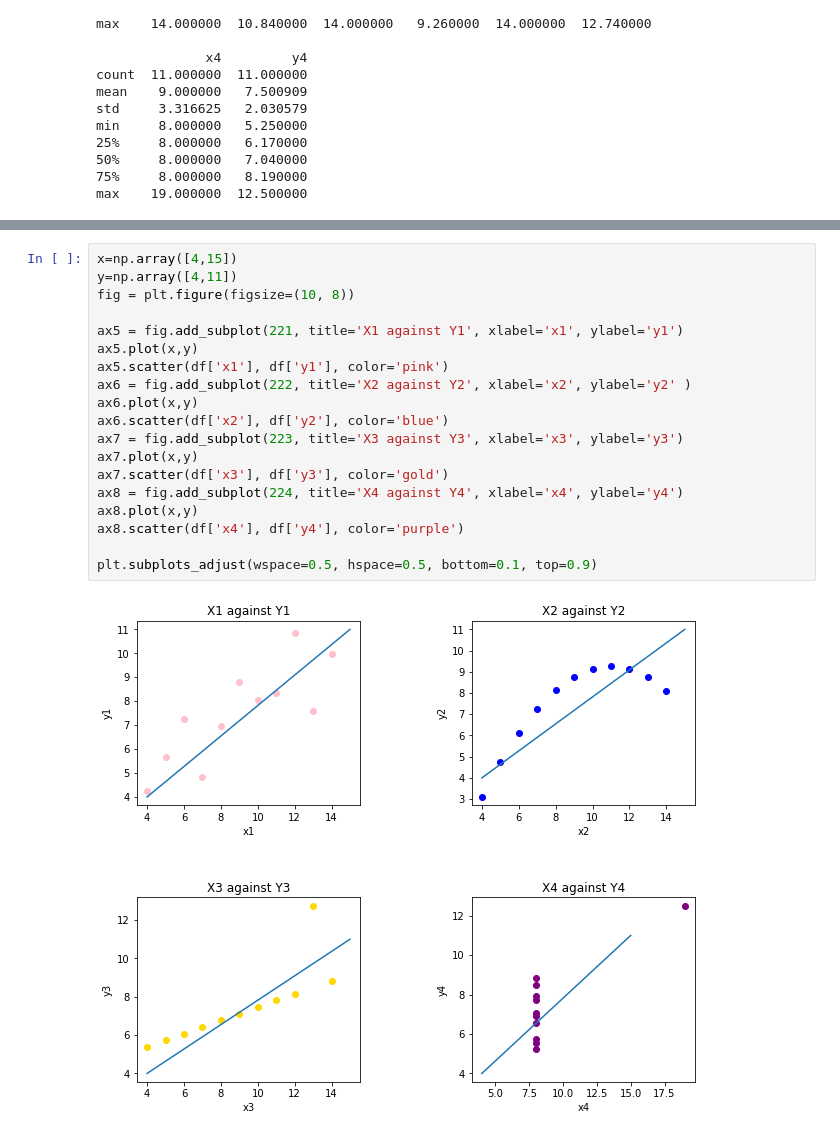
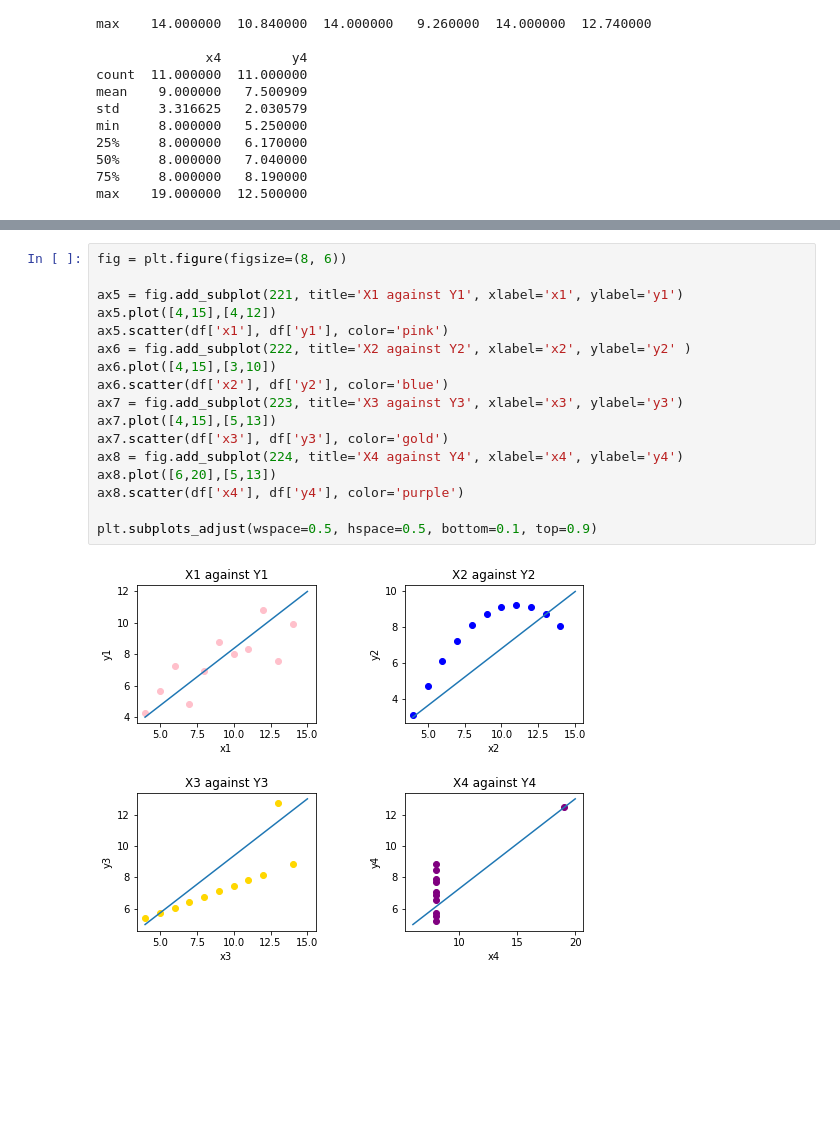
Before and after one commit to Tinauyateide/matplotlib, a Jupyter notebook: mylesson2.ipynb, the cells around one changed output, grey strips where cells are left out. Saved outputs shown, nothing was run; the diff lists cells and outputs as text; blank space fills up the shorter version.

```diff
--- a/mylesson2.ipynb
+++ b/mylesson2.ipynb
@@ -121,21 +116,19 @@ plt.subplots_adjust(wspace=0.5, hspace=0.5, bottom=0.1, top=0.9)
 # %%
-x=np.array([4,15])
-y=np.array([4,11])
-fig = plt.figure(figsize=(10, 8))
+fig = plt.figure(figsize=(8, 6))
 
 ax5 = fig.add_subplot(221, title='X1 against Y1', xlabel='x1', ylabel='y1')
-ax5.plot(x,y)
+ax5.plot([4,15],[4,12])
 ax5.scatter(df['x1'], df['y1'], color='pink')
 ax6 = fig.add_subplot(222, title='X2 against Y2', xlabel='x2', ylabel='y2' )
-ax6.plot(x,y)
+ax6.plot([4,15],[3,10])
 ax6.scatter(df['x2'], df['y2'], color='blue')
 ax7 = fig.add_subplot(223, title='X3 against Y3', xlabel='x3', ylabel='y3')
-ax7.plot(x,y)
+ax7.plot([4,15],[5,13])
 ax7.scatter(df['x3'], df['y3'], color='gold')
 ax8 = fig.add_subplot(224, title='X4 against Y4', xlabel='x4', ylabel='y4')
-ax8.plot(x,y)
+ax8.plot([6,20],[5,13])
 ax8.scatter(df['x4'], df['y4'], color='purple')
 
 plt.subplots_adjust(wspace=0.5, hspace=0.5, bottom=0.1, top=0.9)
 # %% [output]
-[figure, old version]
+[figure, new version]
```
Also changed, not shown: parts of 3 cells of this notebook, 5 other files.
